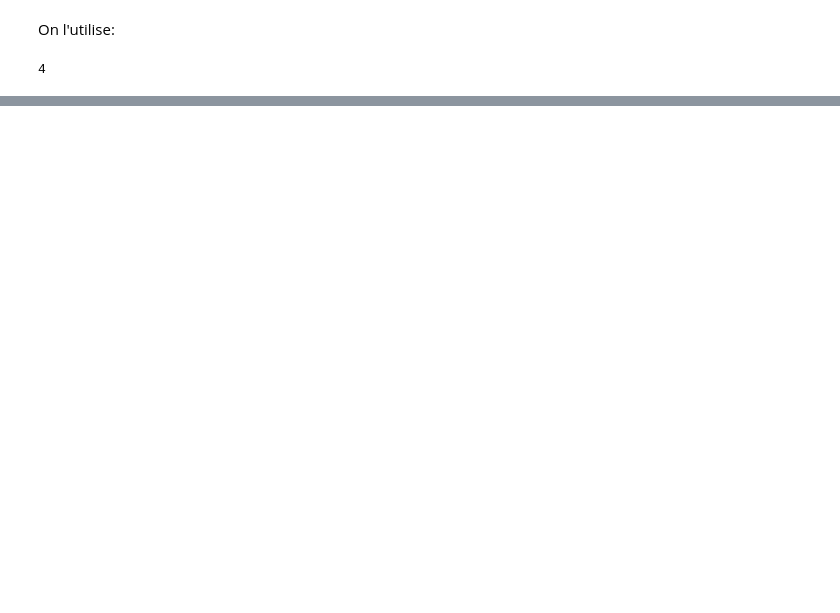
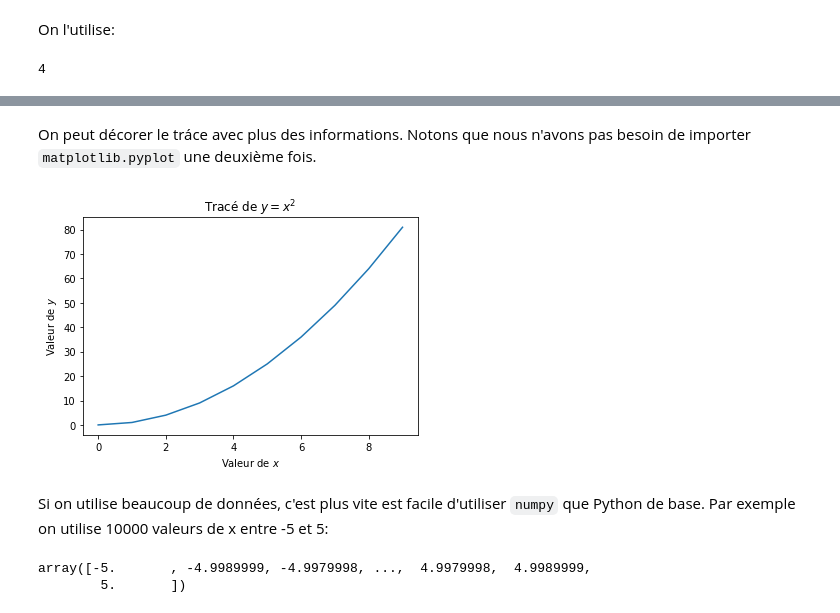
Before and after one commit to RikVoorhaar/probastat2020, a Jupyter notebook: _build/doctrees/nbsphinx/notebooks/instructions.ipynb, the cells around one changed output, grey strips where cells are left out. Saved outputs shown, nothing was run; the diff lists cells and outputs as text; code cells hidden in the pictures; blank space fills up the shorter version.

```diff
--- a/_build/doctrees/nbsphinx/notebooks/instructions.ipynb
+++ b/_build/doctrees/nbsphinx/notebooks/instructions.ipynb
@@ -87,0 +97,20 @@ f(x)
+# %% [markdown]
+On peut décorer le tráce avec plus des informations. Notons que nous n'avons pas besoin de importer `matplotlib.pyplot` une deuxième fois.
+# %%
+plt.title("Tracé de $y=x^2$")
+plt.xlabel('Valeur de $x$')
+plt.ylabel('Valeur de $y$')
+
+plt.plot(x);
+# %% [output]
+[figure, added]
+# %% [markdown]
+Si on utilise beaucoup de données, c'est plus vite est facile d'utiliser `numpy` que Python de base. Par exemple on utilise 10000 valeurs de x entre -5 et 5:
+# %%
+import numpy as np
+
+x = np.linspace(-5,5,10000)
+x
+# %% [output]
+array([-5.       , -4.9989999, -4.9979998, ...,  4.9979998,  4.9989999,
+        5.       ])
```
Also changed, not shown: parts of 16 cells of this notebook, 47 other files.
